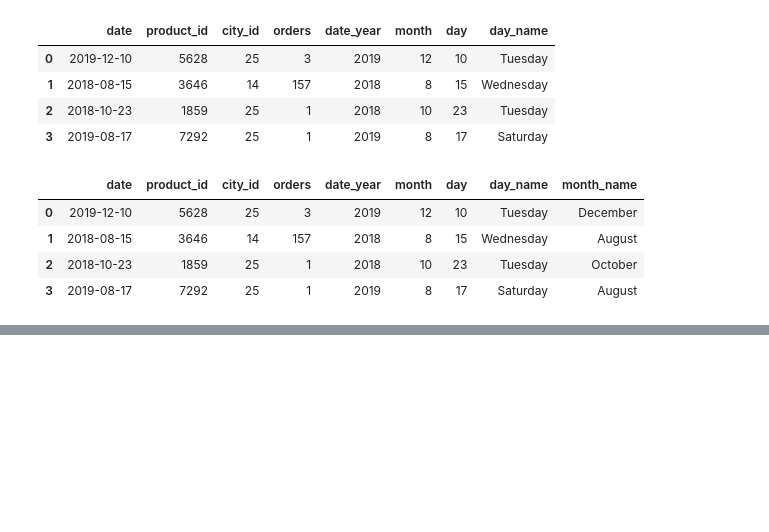
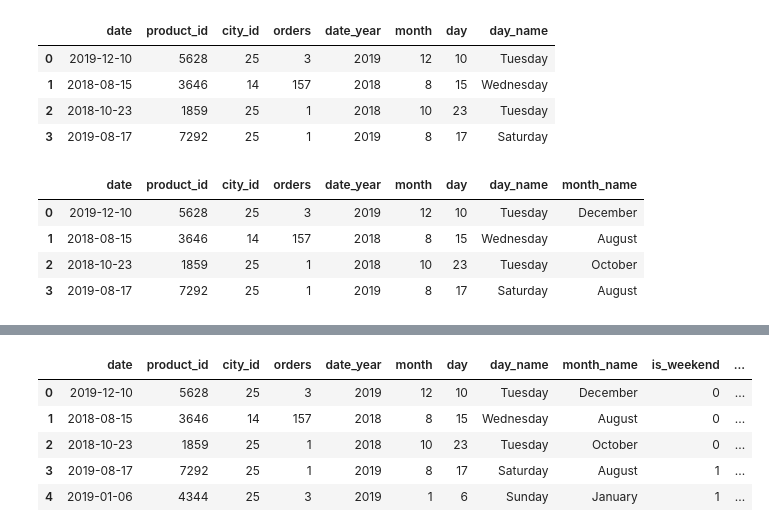
Before and after one commit to varshasharma01/100DaysOfML, a Jupyter notebook: ML11_DateTime/datetime_trf.ipynb, the cells around one changed output, grey strips where cells are left out. Cells and saved outputs as stored; diff of their text form; code cells hidden in the pictures; blank space fills up the shorter version.

Commit message:
working with date and time type of variables

```diff
--- a/ML11_DateTime/datetime_trf.ipynb
+++ b/ML11_DateTime/datetime_trf.ipynb
@@ -113,3 +113,6 @@ orders.head(4)
 | 3 | 2019-08-17 | 7292 | 25 | 1 | 2019 | 8 | 17 | Saturday | August |
 # %%
 # whether it is weekend or not
+
+orders['is_weekend'] = np.where(orders['day_name'].isin(['Saturday','Sunday']), 1,0)
+orders.head(4)
@@ -115,0 +125,12 @@ orders.head(4)
+# %%
+# extracting the number of the quarter based on the date
+
+orders['quarter'] = orders['date'].dt.quarter
+orders.head()
+# %% [output]
+|  | date | product_id | city_id | orders | date_year | month | day | day_name | month_name | is_weekend | ... |
+| 0 | 2019-12-10 | 5628 | 25 | 3 | 2019 | 12 | 10 | Tuesday | December | 0 | ... |
+| 1 | 2018-08-15 | 3646 | 14 | 157 | 2018 | 8 | 15 | Wednesday | August | 0 | ... |
+| 2 | 2018-10-23 | 1859 | 25 | 1 | 2018 | 10 | 23 | Tuesday | October | 0 | ... |
+| 3 | 2019-08-17 | 7292 | 25 | 1 | 2019 | 8 | 17 | Saturday | August | 1 | ... |
+| 4 | 2019-01-06 | 4344 | 25 | 3 | 2019 | 1 | 6 | Sunday | January | 1 | ... |
```
Also changed, not shown: parts of 17 cells of this notebook.
